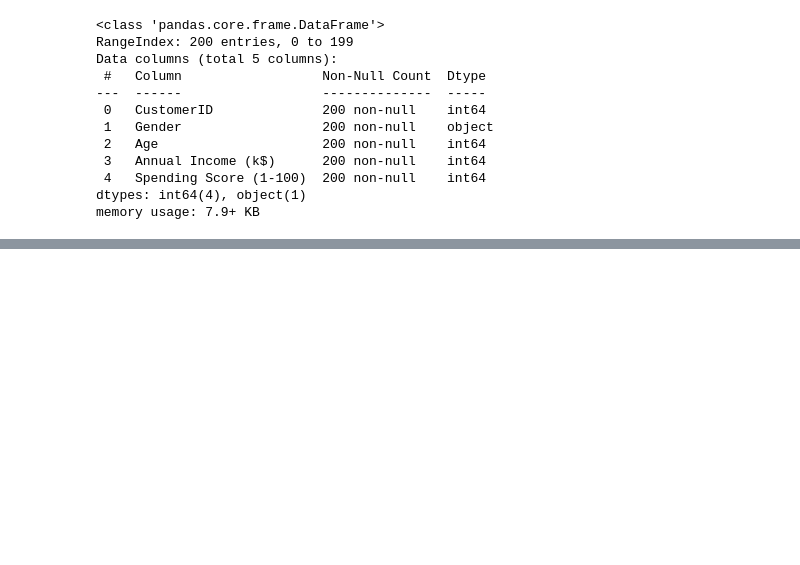
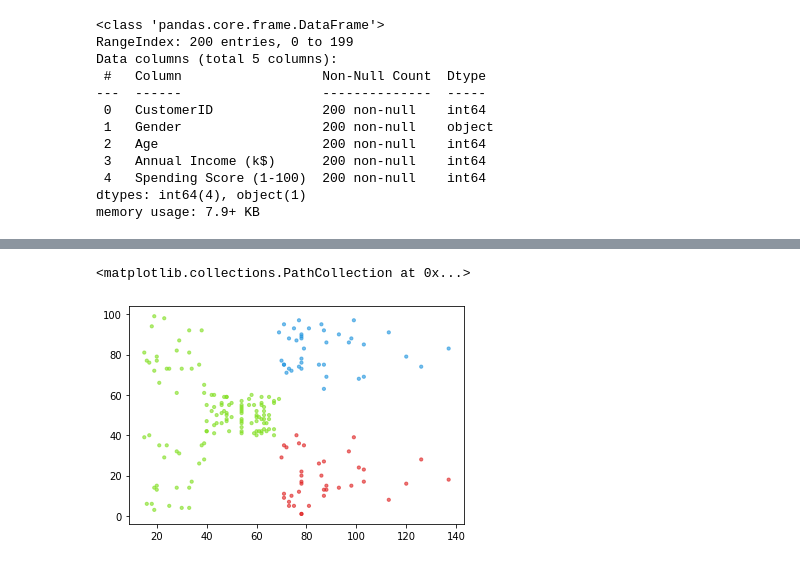
Before and after one commit to hargurjeet/MachineLearning, a Jupyter notebook: Clustering_Customer_Data.ipynb, the cells around one changed output, grey strips where cells are left out. Saved outputs shown, nothing was run; the diff lists cells and outputs as text; code cells hidden in the pictures; blank space fills up the shorter version.

```diff
--- a/Clustering_Customer_Data.ipynb
+++ b/Clustering_Customer_Data.ipynb
@@ -100,0 +134,22 @@ array([[<matplotlib.axes._subplots.AxesSubplot object at 0x...>,
+# %%
+from sklearn.cluster import KMeans
+import numpy as np
+# k means
+kmeans = KMeans(n_clusters=3, random_state=0)
+df['cluster'] = kmeans.fit_predict(df[['Annual Income (k$)', 'Spending Score (1-100)']])
+# get centroids
+centroids = kmeans.cluster_centers_
+cen_x = [i[0] for i in centroids]
+cen_y = [i[1] for i in centroids]
+## add to df
+df['cen_x'] = df.cluster.map({0:cen_x[0], 1:cen_x[1], 2:cen_x[2]})
+df['cen_y'] = df.cluster.map({0:cen_y[0], 1:cen_y[1], 2:cen_y[2]})
+# define and map colors
+colors = ['#DF2020', '#81DF20', '#2095DF']
+df['c'] = df.cluster.map({0:colors[0], 1:colors[1], 2:colors[2]})
+# %%
+
+plt.scatter(df['Annual Income (k$)'], df['Spending Score (1-100)'], c=df.c, alpha = 0.6, s=10)
+# %% [output]
+<matplotlib.collections.PathCollection at 0x...>
+[figure, added]
```
Also changed, not shown: parts of 23 cells of this notebook.
